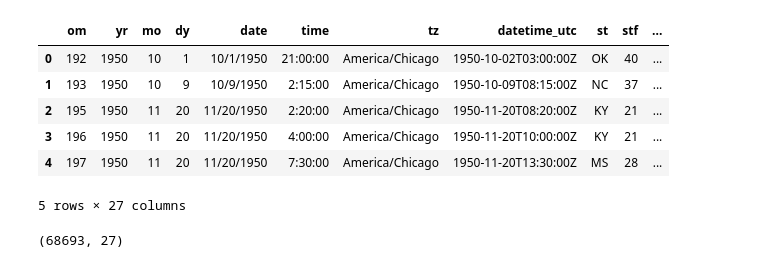
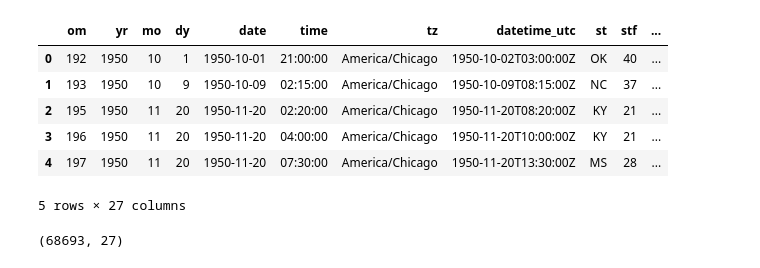
Before and after one commit to fabizle/SMU_Project3, a Jupyter notebook: eda.ipynb, the cells around one changed output. Drawn from its saved outputs; the diff is of its cells as text; code cells hidden in the pictures.

```diff
--- a/eda.ipynb
+++ b/eda.ipynb
@@ -5,15 +5,15 @@ import seaborn as sns
 import matplotlib.pyplot as plt
 # %%
 # Load the data and check first five roads
-df = pd.read_csv("tornados.csv")
+df = pd.read_csv("Resources/tornados.csv")
 df.head()
 # %% [output]
 |  | om | yr | mo | dy | date | time | tz | datetime_utc | st | stf | ... |
-| 0 | 192 | 1950 | 10 | 1 | 10/1/1950 | 21:00:00 | America/Chicago | 1950-10-02T03:00:00Z | OK | 40 | ... |
-| 1 | 193 | 1950 | 10 | 9 | 10/9/1950 | 2:15:00 | America/Chicago | 1950-10-09T08:15:00Z | NC | 37 | ... |
-| 2 | 195 | 1950 | 11 | 20 | 11/20/1950 | 2:20:00 | America/Chicago | 1950-11-20T08:20:00Z | KY | 21 | ... |
-| 3 | 196 | 1950 | 11 | 20 | 11/20/1950 | 4:00:00 | America/Chicago | 1950-11-20T10:00:00Z | KY | 21 | ... |
-| 4 | 197 | 1950 | 11 | 20 | 11/20/1950 | 7:30:00 | America/Chicago | 1950-11-20T13:30:00Z | MS | 28 | ... |
+| 0 | 192 | 1950 | 10 | 1 | 1950-10-01 | 21:00:00 | America/Chicago | 1950-10-02T03:00:00Z | OK | 40 | ... |
+| 1 | 193 | 1950 | 10 | 9 | 1950-10-09 | 02:15:00 | America/Chicago | 1950-10-09T08:15:00Z | NC | 37 | ... |
+| 2 | 195 | 1950 | 11 | 20 | 1950-11-20 | 02:20:00 | America/Chicago | 1950-11-20T08:20:00Z | KY | 21 | ... |
+| 3 | 196 | 1950 | 11 | 20 | 1950-11-20 | 04:00:00 | America/Chicago | 1950-11-20T10:00:00Z | KY | 21 | ... |
+| 4 | 197 | 1950 | 11 | 20 | 1950-11-20 | 07:30:00 | America/Chicago | 1950-11-20T13:30:00Z | MS | 28 | ... |
 5 rows × 27 columns
 # %%
 df.shape
```
Also changed, not shown: parts of 2 cells of this notebook, 8 other files.
